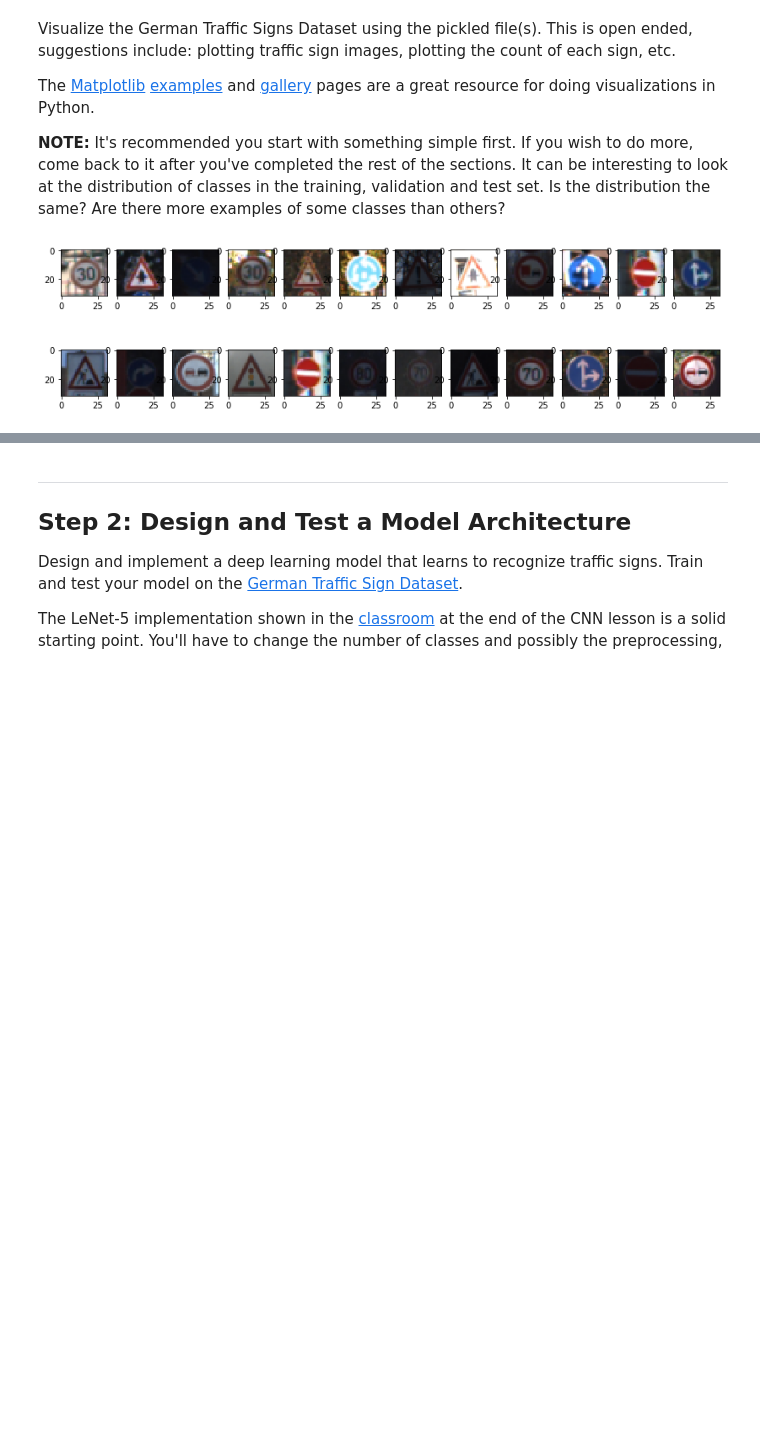
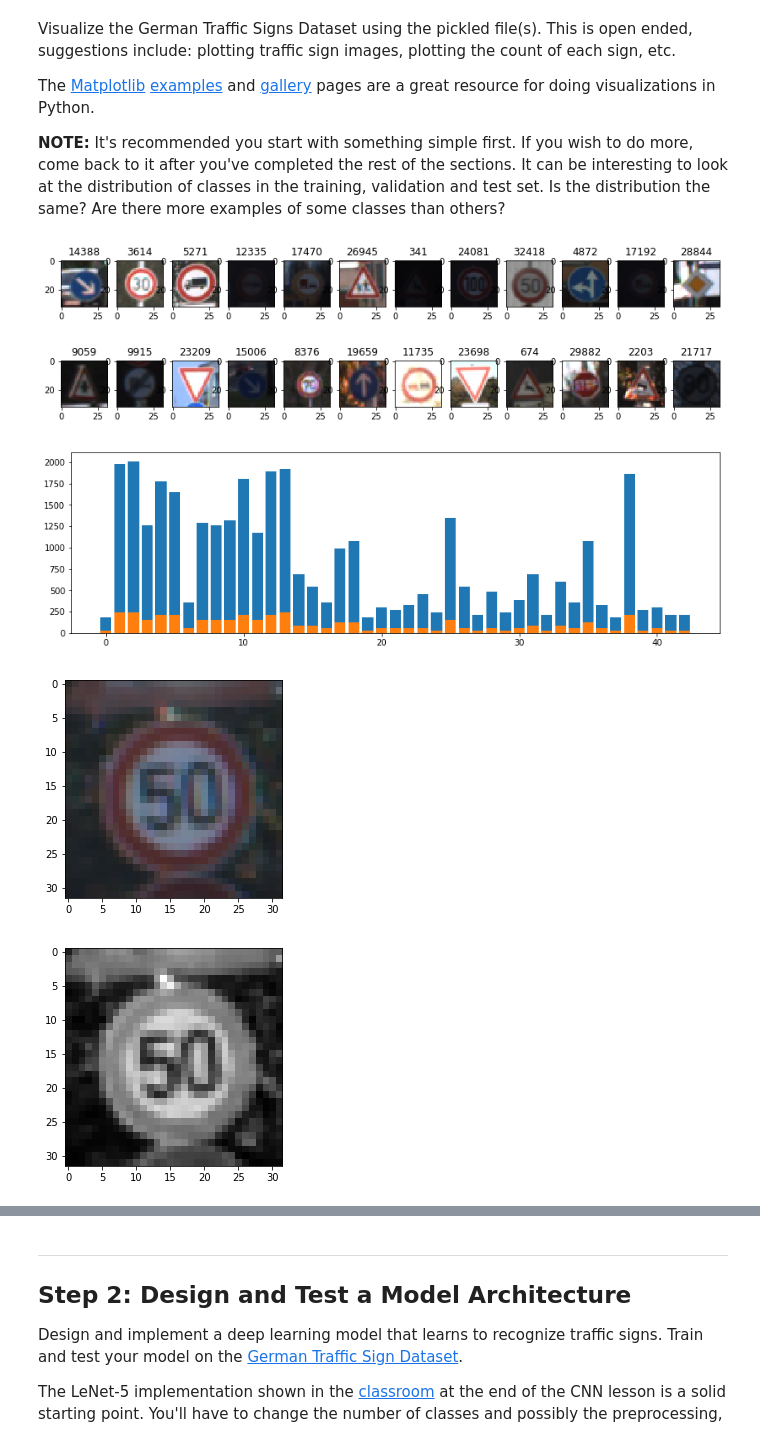
Before and after one commit to cazacov/CarND-Traffic-Sign-Classifier-Project, a Jupyter notebook: Traffic_Sign_Classifier.ipynb, the cells around one changed output, grey strips where cells are left out. Cells and saved outputs as stored; diff of their text form; code cells hidden in the pictures; blank space fills up the shorter version.

```diff
--- a/Traffic_Sign_Classifier.ipynb
+++ b/Traffic_Sign_Classifier.ipynb
@@ -96,18 +98,49 @@ The [Matplotlib](http://matplotlib.org/) [examples](http://matplotlib.org/exampl
 # %%
 ### Data exploration visualization code goes here.
 ### Feel free to use as many code cells as needed.
 import matplotlib.pyplot as plt
 from random import randint
 
 # Visualizations will be shown in the notebook.
 %matplotlib inline
 plt.rcParams["figure.figsize"] = [14, 4]
 
 f, axarr = plt.subplots(2,12)
 for row in range(2):
     for col in range(12):
-         axarr[row, col].imshow(X_train[randint(0,n_train)])
+         index = randint(0,n_train)
+         axarr[row, col].imshow(X_train[index])
+         axarr[row, col].set_title(index)
 
 plt.show()
+
+train_id, train_counts = np.unique(y_train, return_counts = True )
+plt.bar(train_id,train_counts)
+
+valid_id, valid_counts = np.unique(y_valid, return_counts = True )
+plt.bar(valid_id,valid_counts)
+plt.show()
+
+plt.imshow(X_train[32900])
+plt.show()
+
+plt.imshow(X_train[32900,:,:,0:1].squeeze(), cmap='gray')
+plt.show()
+plt.imshow(X_train[32900,:,:,1:2].squeeze(), cmap='gray')
+plt.show()
+plt.imshow(X_train[32900,:,:,2:3].squeeze(), cmap='gray')
+plt.show()
+
+hsv =  matplotlib.colors.rgb_to_hsv(X_train[32900])
+
+plt.imshow(hsv[:,:,0:1].squeeze(), cmap='gray')
+plt.show()
+plt.imshow(hsv[:,:,1:2].squeeze(), cmap='gray')
+plt.show()
+plt.imshow(hsv[:,:,2:3].squeeze(), cmap='gray')
+plt.show()
 # %% [output]
-[figure, old version]
+[figure, new version]
+[figure, added]
+[figure, added]
+[figure, added]
```
Also changed, not shown: parts of 5 cells of this notebook.
